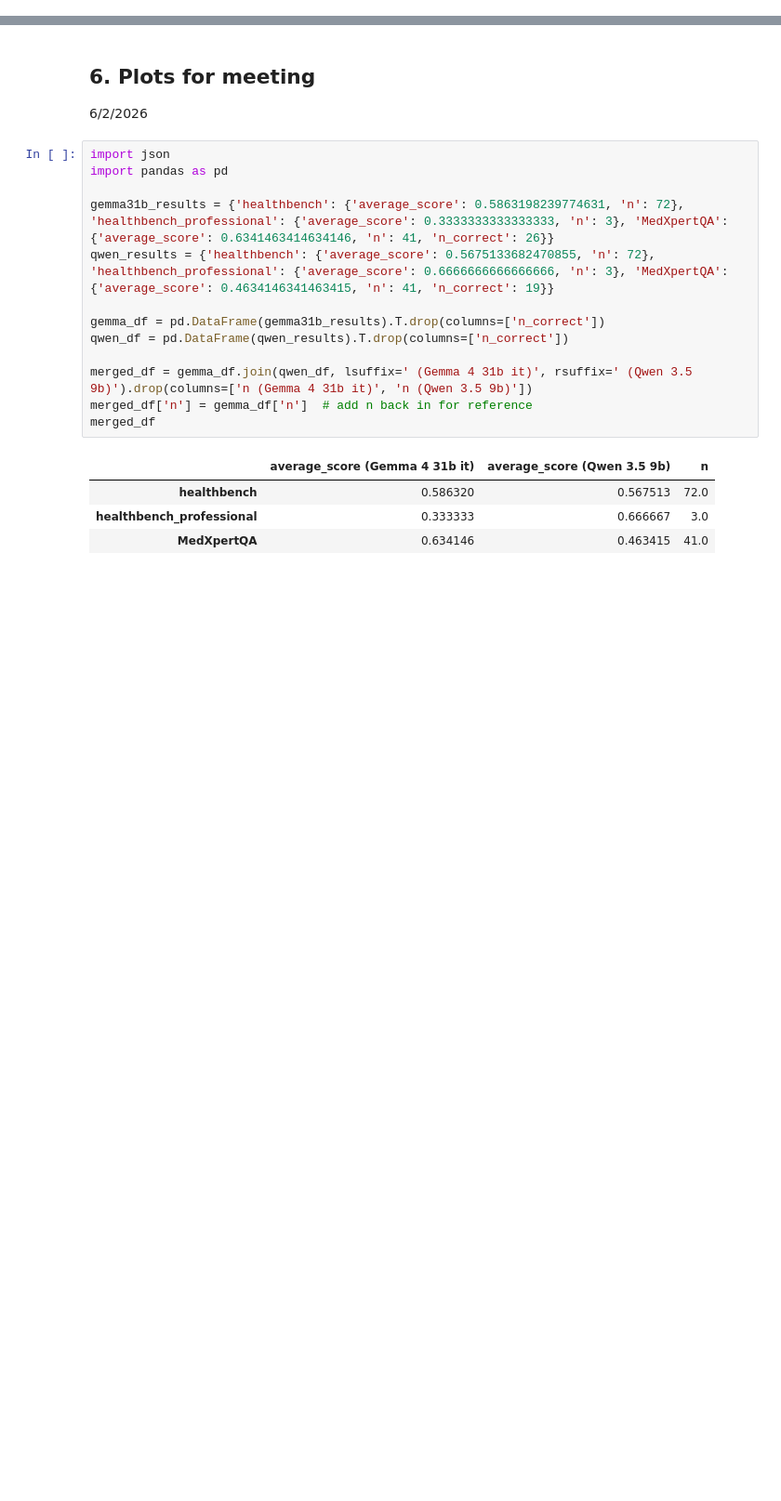
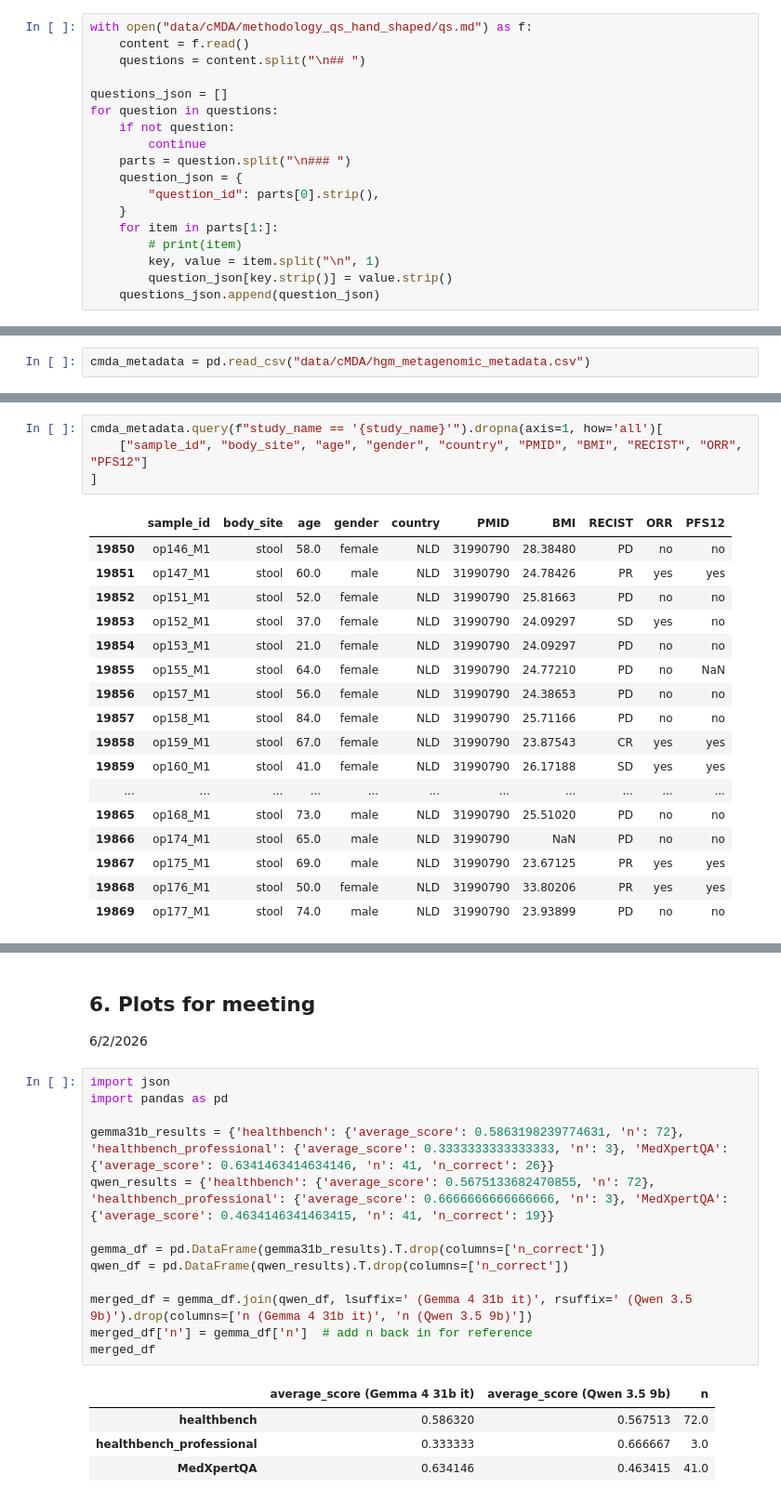
Before and after one commit to bnewm0609/microbiome_eval, a Jupyter notebook: notebooks/Exploration 1.ipynb, the cells around one changed output, grey strips where cells are left out. Shown at 93% size. Cells and saved outputs as stored; diff of their text form; blank space fills up the shorter version.

```diff
--- a/notebooks/Exploration 1.ipynb
+++ b/notebooks/Exploration 1.ipynb
@@ -0,0 +175,18 @@
+# %%
+with open("data/cMDA/methodology_qs_hand_shaped/qs.md") as f:
+    content = f.read()
+    questions = content.split("\n## ")
+
+questions_json = []
+for question in questions:
+    if not question:
+        continue
+    parts = question.split("\n### ")
+    question_json = {
+        "question_id": parts[0].strip(),
+    }
+    for item in parts[1:]:
+        # print(item)
+        key, value = item.split("\n", 1)
+        question_json[key.strip()] = value.strip()
+    questions_json.append(question_json)
@@ -0,0 +214,2 @@
+# %%
+cmda_metadata = pd.read_csv("data/cMDA/hgm_metagenomic_metadata.csv")
@@ -0,0 +647,22 @@
+# %%
+cmda_metadata.query(f"study_name == '{study_name}'").dropna(axis=1, how='all')[
+    ["sample_id", "body_site", "age", "gender", "country", "PMID", "BMI", "RECIST", "ORR", "PFS12"]
+]
+# %% [output]
+|  | sample_id | body_site | age | gender | country | PMID | BMI | RECIST | ORR | PFS12 |
+| 19850 | op146_M1 | stool | 58.0 | female | NLD | 31990790 | 28.38480 | PD | no | no |
+| 19851 | op147_M1 | stool | 60.0 | male | NLD | 31990790 | 24.78426 | PR | yes | yes |
+| 19852 | op151_M1 | stool | 52.0 | female | NLD | 31990790 | 25.81663 | PD | no | no |
+| 19853 | op152_M1 | stool | 37.0 | female | NLD | 31990790 | 24.09297 | SD | yes | no |
+| 19854 | op153_M1 | stool | 21.0 | female | NLD | 31990790 | 24.09297 | PD | no | no |
+| 19855 | op155_M1 | stool | 64.0 | female | NLD | 31990790 | 24.77210 | PD | no | NaN |
+| 19856 | op157_M1 | stool | 56.0 | female | NLD | 31990790 | 24.38653 | PD | no | no |
+| 19857 | op158_M1 | stool | 84.0 | female | NLD | 31990790 | 25.71166 | PD | no | no |
+| 19858 | op159_M1 | stool | 67.0 | female | NLD | 31990790 | 23.87543 | CR | yes | yes |
+| 19859 | op160_M1 | stool | 41.0 | female | NLD | 31990790 | 26.17188 | SD | yes | yes |
+| ... | ... | ... | ... | ... | ... | ... | ... | ... | ... | ... |
+| 19865 | op168_M1 | stool | 73.0 | male | NLD | 31990790 | 25.51020 | PD | no | no |
+| 19866 | op174_M1 | stool | 65.0 | male | NLD | 31990790 | NaN | PD | no | no |
+| 19867 | op175_M1 | stool | 69.0 | male | NLD | 31990790 | 23.67125 | PR | yes | yes |
+| 19868 | op176_M1 | stool | 50.0 | female | NLD | 31990790 | 33.80206 | PR | yes | yes |
+| 19869 | op177_M1 | stool | 74.0 | male | NLD | 31990790 | 23.93899 | PD | no | no |
```
Also changed, not shown: parts of 50 cells of this notebook.
